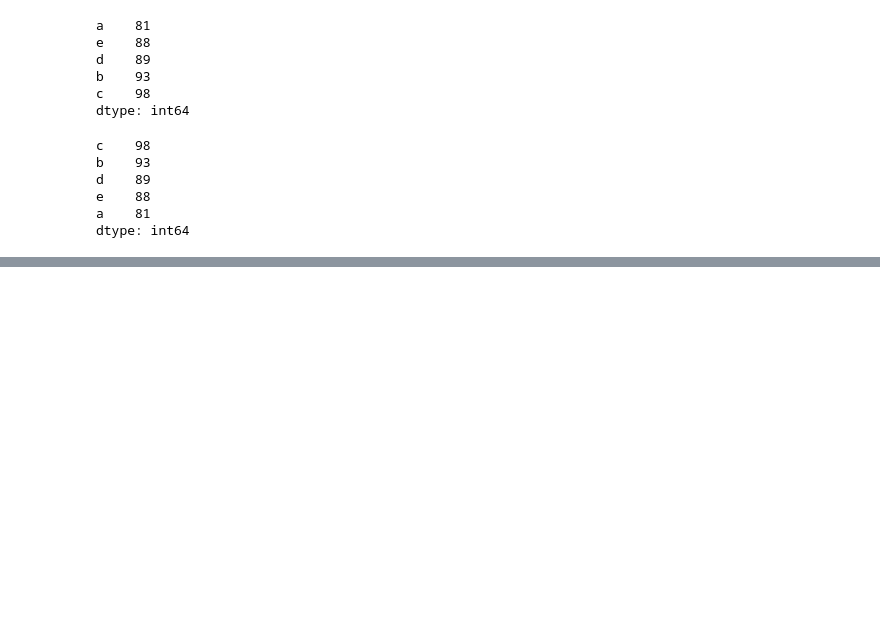
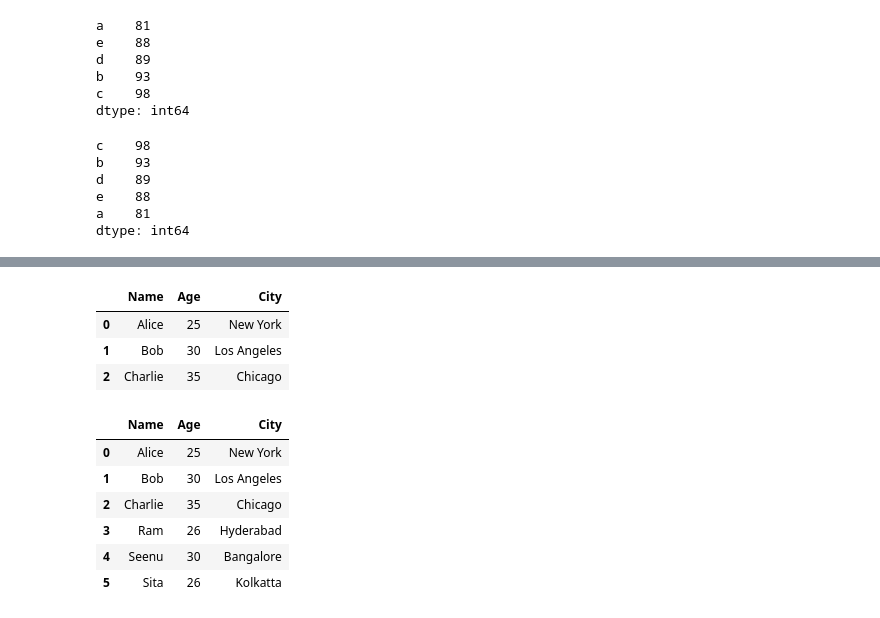
Before and after one commit to srinivasskc/my_datascience_journal, a Jupyter notebook: pandas_notebook.ipynb, the cells around one changed output, grey strips where cells are left out. Drawn from its saved outputs; the diff is of its cells as text; code cells hidden in the pictures; blank space fills up the shorter version.

```diff
--- a/pandas_notebook.ipynb
+++ b/pandas_notebook.ipynb
@@ -321,0 +454,7 @@ dtype: int64
+# %%
+df_dict
+# %% [output]
+|  | Name | Age | City |
+| 0 | Alice | 25 | New York |
+| 1 | Bob | 30 | Los Angeles |
+| 2 | Charlie | 35 | Chicago |
@@ -321,0 +464,13 @@ dtype: int64
+# %%
+# Reading data from Excel file - Data Frame
+df_dict_excel_read = pd.read_excel("newdatadict.xlsx")
+
+df_dict_excel_read
+# %% [output]
+|  | Name | Age | City |
+| 0 | Alice | 25 | New York |
+| 1 | Bob | 30 | Los Angeles |
+| 2 | Charlie | 35 | Chicago |
+| 3 | Ram | 26 | Hyderabad |
+| 4 | Seenu | 30 | Bangalore |
+| 5 | Sita | 26 | Kolkatta |
```
Also changed, not shown: parts of 28 cells of this notebook, 3 other files.
